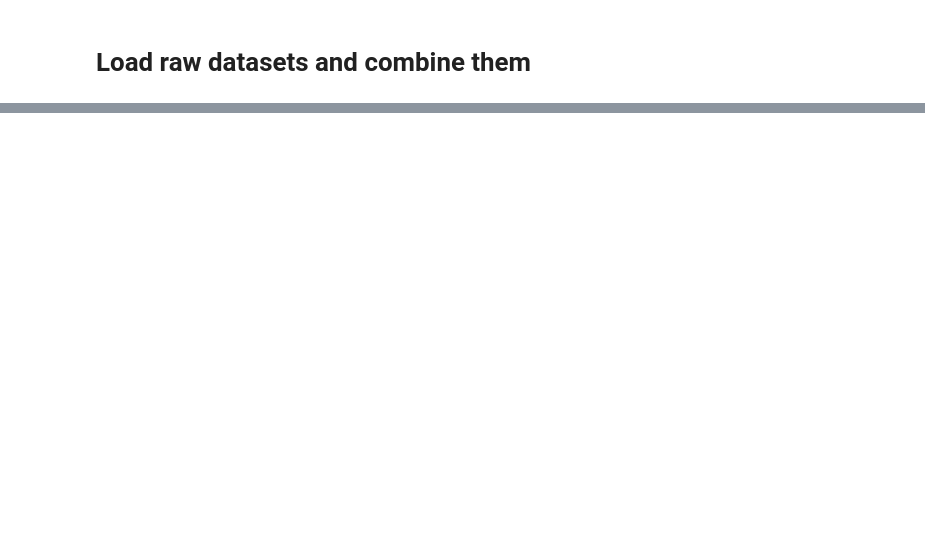
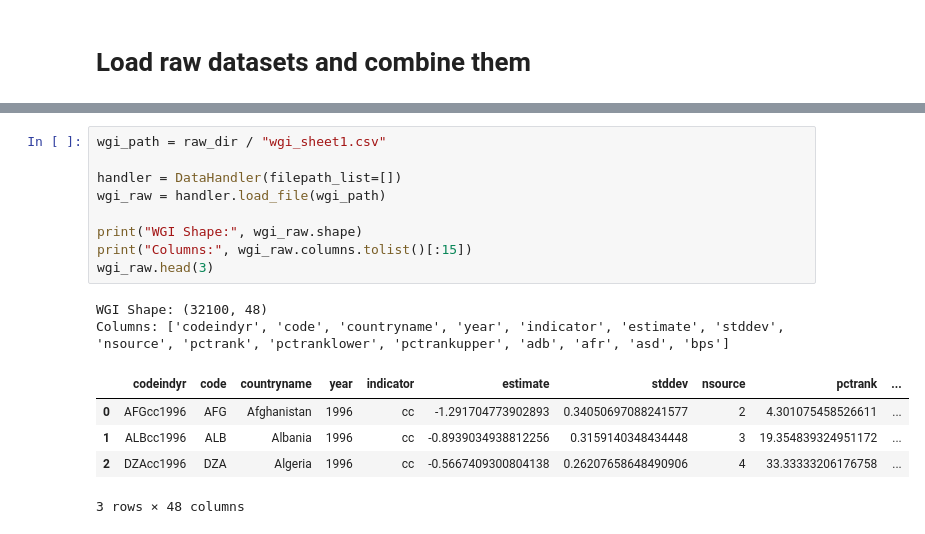
Before and after one commit to SpiralSnowflake/global_energy_analysis, a Jupyter notebook: notebooks/01_data_loading.ipynb, the cells around one changed output, grey strips where cells are left out. Cells and saved outputs as stored; diff of their text form; blank space fills up the shorter version.

Commit message:
Inspect and load the cleaned datasets

```diff
--- a/notebooks/01_data_loading.ipynb
+++ b/notebooks/01_data_loading.ipynb
@@ -42,0 +393,17 @@ UnicodeDecodeError: 'utf-8' codec can't decode byte 0xc0 in position 14: invalid
+# %%
+wgi_path = raw_dir / "wgi_sheet1.csv"
+
+handler = DataHandler(filepath_list=[])
+wgi_raw = handler.load_file(wgi_path)
+
+print("WGI Shape:", wgi_raw.shape)
+print("Columns:", wgi_raw.columns.tolist()[:15])
+wgi_raw.head(3)
+# %% [output]
+WGI Shape: (32100, 48)
+Columns: ['codeindyr', 'code', 'countryname', 'year', 'indicator', 'estimate', 'stddev', 'nsource', 'pctrank', 'pctranklower', 'pctrankupper', 'adb', 'afr', 'asd', 'bps']
+|  | codeindyr | code | countryname | year | indicator | estimate | stddev | nsource | pctrank | ... |
+| 0 | AFGcc1996 | AFG | Afghanistan | 1996 | cc | -1.291704773902893 | 0.34050697088241577 | 2 | 4.301075458526611 | ... |
+| 1 | ALBcc1996 | ALB | Albania | 1996 | cc | -0.8939034938812256 | 0.3159140348434448 | 3 | 19.354839324951172 | ... |
+| 2 | DZAcc1996 | DZA | Algeria | 1996 | cc | -0.5667409300804138 | 0.26207658648490906 | 4 | 33.33333206176758 | ... |
+3 rows × 48 columns
```
Also changed, not shown: parts of 31 cells of this notebook, 6 other files.
